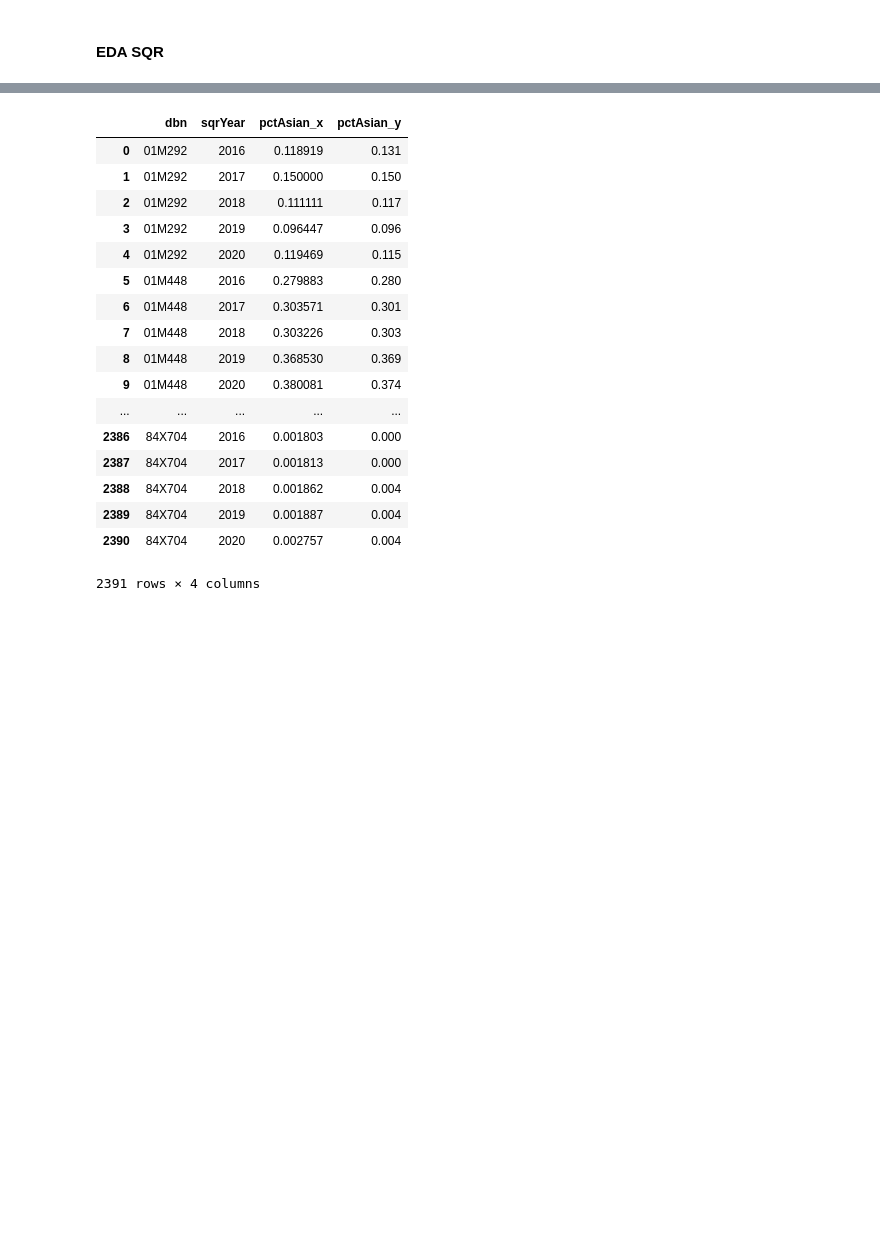
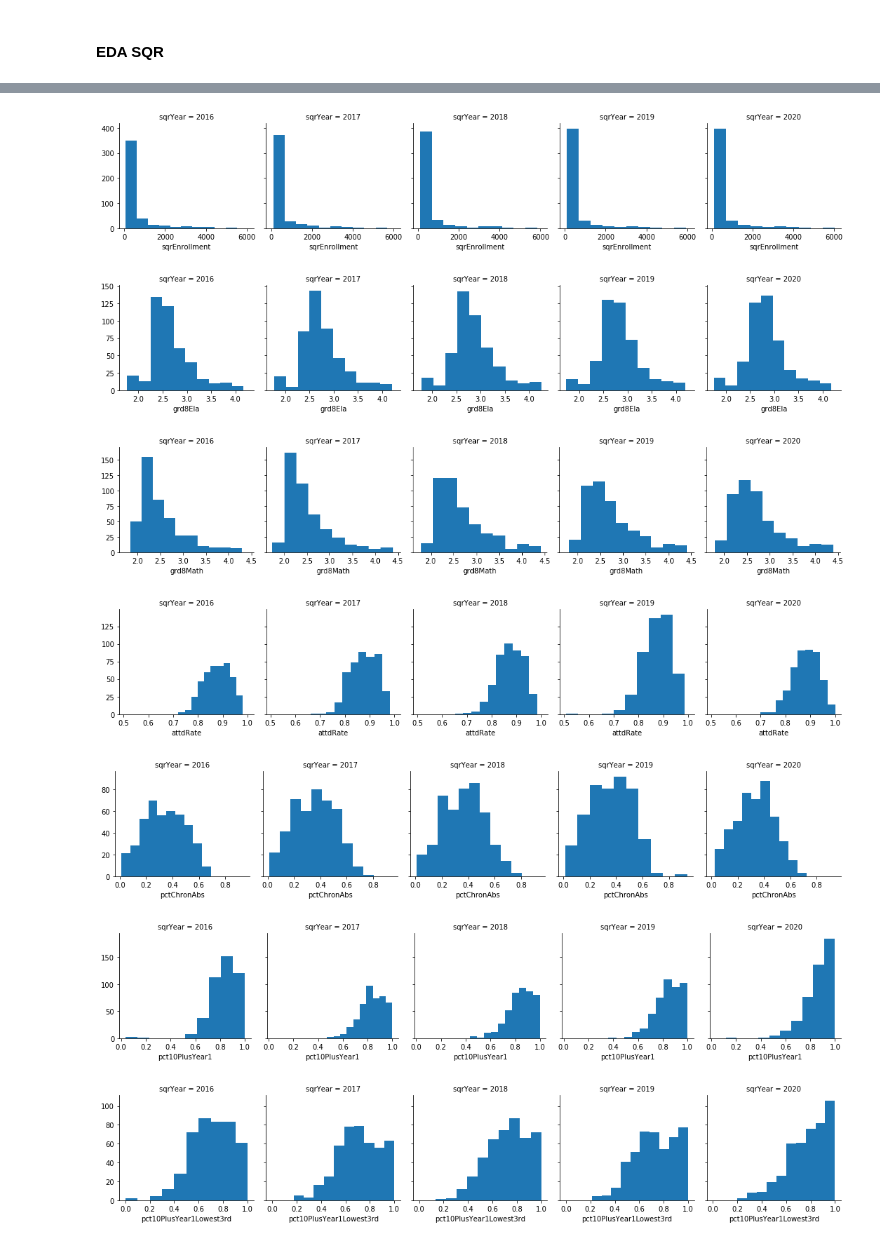
Before and after one commit to meiguan/covid19SchoolsNYC, a Jupyter notebook: eda_public_datasets.ipynb, the cells around one changed output, grey strips where cells are left out. Cells and saved outputs as stored; diff of their text form; code cells hidden in the pictures; blank space fills up the shorter version.

```diff
--- a/eda_public_datasets.ipynb
+++ b/eda_public_datasets.ipynb
@@ -218,2 +230,0 @@ See the caveats in the documentation: http://pandas.pydata.org/pandas-docs/stabl
-# %%
-dt = grads.merge(demo, right_on = ['dbn','sqrYear'], left_on=['dbn','sqrYear'])
@@ -268,0 +231,11 @@ pd.concat([asian,black,hispanic,white])
+# %%
+demoLong['adminDis'] = demoLong['dbn'].str[:2]
+# %%
+demoSummary = pd.DataFrame()
+demoSummaryDis = pd.DataFrame()
+demoSummaryCharter = pd.DataFrame()
+
+for c in demoCols[1:12]:
+    demoSummary[c] = round(demoLong[demoLong['metric']==c].groupby(['sqrYear'])['values'].agg('sum')/demoLong[demoLong['metric']=='enrollment'].groupby(['sqrYear'])['values'].agg('sum')*100,2)
+    demoSummaryDis[c] = round(demoLong[(demoLong['metric']==c) & (demoLong['adminDis'] != '84')].groupby(['sqrYear'])['values'].agg('sum')/demoLong[(demoLong['metric']=='enrollment') & (demoLong['adminDis'] != '84')].groupby(['sqrYear'])['values'].agg('sum')*100,2)
+    demoSummaryCharter[c] = round(demoLong[(demoLong['metric']==c) & (demoLong['adminDis'] == '84')].groupby(['sqrYear'])['values'].agg('sum')/demoLong[(demoLong['metric']=='enrollment') & (demoLong['adminDis'] == '84')].groupby(['sqrYear'])['values'].agg('sum')*100,2)
@@ -282,21 +306,3 @@ Index(['dbn', 'enrollment', 'pctAsian', 'pctBlack', 'pctHispanic', 'pctWhite',
 # %%
-demo.merge(sqr, right_on = ['sqrYear', 'dbn'], left_on = ['sqrYear', 'dbn'] )[['dbn', 'sqrYear', 'pctAsian_x', 'pctAsian_y']]
+dt = sqr.merge(dt, right_on = ['sqrYear', 'dbn'], left_on = ['sqrYear', 'dbn'])
+# dt = dt.merge(sqr_to_link, right_on = ['cohortYear', 'dbn'], left_on = ['cohortYear', 'dbn'] )
-# %% [output]
-|  | dbn | sqrYear | pctAsian_x | pctAsian_y |
-| 0 | 01M292 | 2016 | 0.118919 | 0.131 |
-| 1 | 01M292 | 2017 | 0.150000 | 0.150 |
-| 2 | 01M292 | 2018 | 0.111111 | 0.117 |
-| 3 | 01M292 | 2019 | 0.096447 | 0.096 |
-| 4 | 01M292 | 2020 | 0.119469 | 0.115 |
-| 5 | 01M448 | 2016 | 0.279883 | 0.280 |
-| 6 | 01M448 | 2017 | 0.303571 | 0.301 |
-| 7 | 01M448 | 2018 | 0.303226 | 0.303 |
-| 8 | 01M448 | 2019 | 0.368530 | 0.369 |
-| 9 | 01M448 | 2020 | 0.380081 | 0.374 |
-| ... | ... | ... | ... | ... |
-| 2386 | 84X704 | 2016 | 0.001803 | 0.000 |
-| 2387 | 84X704 | 2017 | 0.001813 | 0.000 |
-| 2388 | 84X704 | 2018 | 0.001862 | 0.004 |
-| 2389 | 84X704 | 2019 | 0.001887 | 0.004 |
-| 2390 | 84X704 | 2020 | 0.002757 | 0.004 |
-2391 rows × 4 columns
@@ -306,0 +309,16 @@ df = df.merge(lcgms, right_on = ['dbn'], left_on = ['dbn'])
+# %%
+sqrCols = ['sqrEnrollment', 'grd8Ela', 'grd8Math', 'attdRate',
+       'pctChronAbs', 'pct10PlusYear1', 'pct10PlusYear1Lowest3rd',
+       'pct10PlusYear2', 'pct10PlusYear2Lowest3rd', 'pct10PlusYear3',
+       'pct10PlusYear3Lowest3rd', 'pctGradLowest3rd']
+for c in sqrCols:
+    g = sns.FacetGrid(dt, col='sqrYear', palette='Paired')
+    g.map(plt.hist, c)
+# %% [output]
+[figure, added]
+[figure, added]
+[figure, added]
+[figure, added]
+[figure, added]
+[figure, added]
+[figure, added]
```
Also changed, not shown: parts of 31 cells of this notebook, 1 other file.
